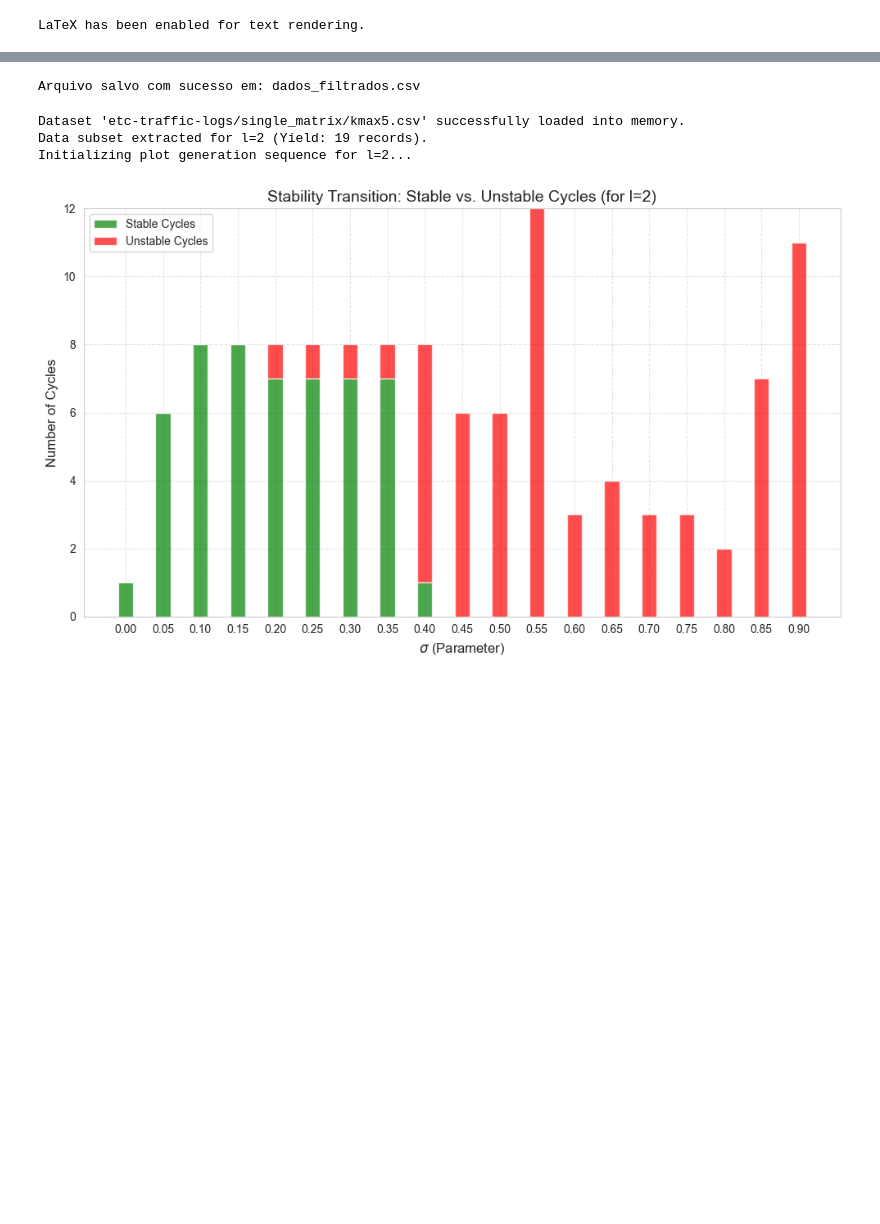
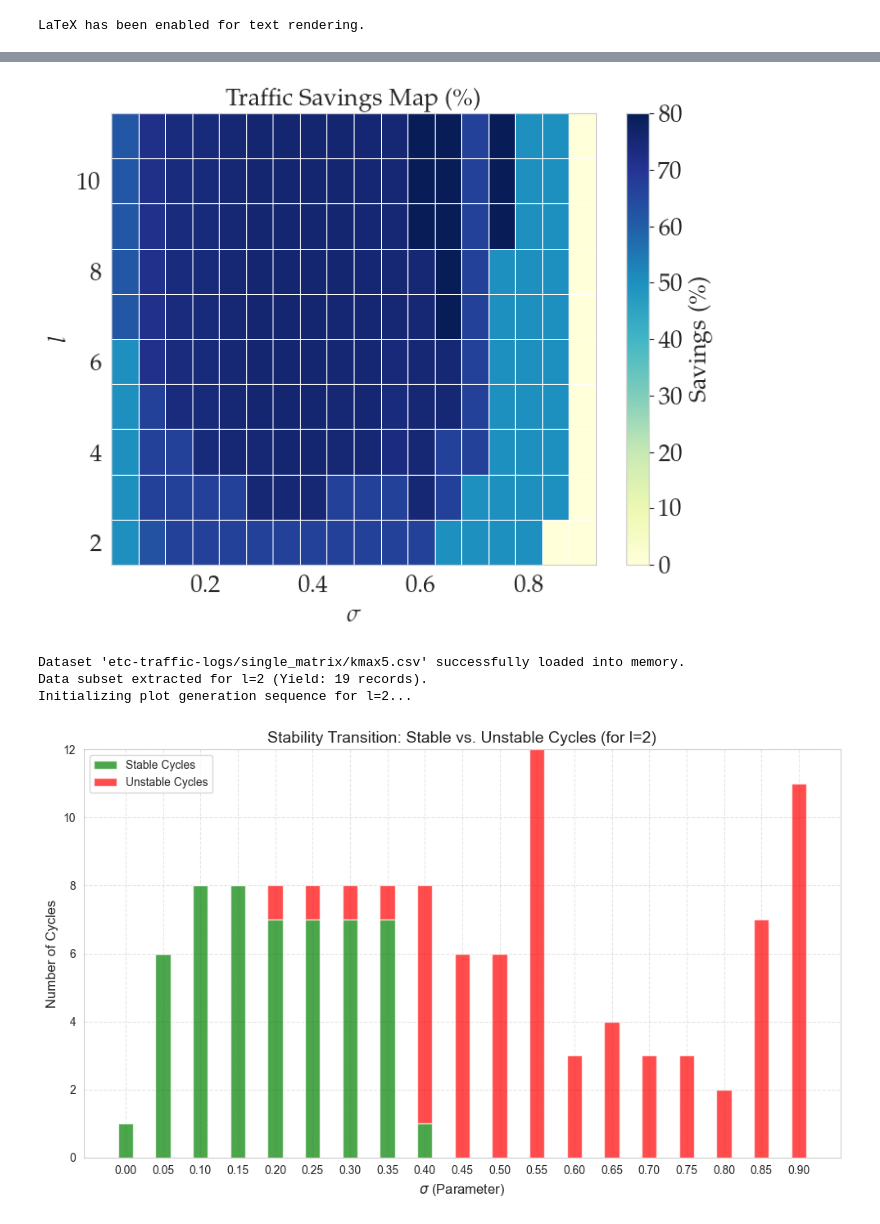
Before and after one commit to andel-vitorio/event-based-control, a Jupyter notebook: PETC for LIT Systems/TrafficModelAnalyzer.ipynb, the cells around one changed output, grey strips where cells are left out. Drawn from its saved outputs; the diff is of its cells as text; code cells hidden in the pictures; blank space fills up the shorter version.

```diff
--- a/PETC for LIT Systems/TrafficModelAnalyzer.ipynb
+++ b/PETC for LIT Systems/TrafficModelAnalyzer.ipynb
@@ -121,29 +144,32 @@ Dataset 'etc-traffic-logs/single_matrix/kmax30.csv' successfully loaded into mem
-# %%
-import pandas as pd
-
-
-def remover_linhas_por_valor(arquivo_entrada, arquivo_saida, coluna, valor_para_remover):
-  """
-  Remove linhas de um arquivo CSV onde a coluna especificada possui o valor exato.
-  """
-  # Carrega o arquivo CSV em um DataFrame
-  df = pd.read_csv(arquivo_entrada)
-
-  # Verifica se a coluna existe no arquivo
-  if coluna not in df.columns:
-    raise ValueError(f"A coluna '{coluna}' não foi encontrada no arquivo.")
-
-  # Filtra mantendo apenas as linhas onde o valor da coluna é DIFERENTE do valor informado
-  df_filtrado = df[df[coluna] != valor_para_remover]
-
-  # Salva o resultado no novo arquivo CSV (sem adicionar uma coluna de índice)
-  df_filtrado.to_csv(arquivo_saida, index=False)
-  print(f"Arquivo salvo com sucesso em: {arquivo_saida}")
-
-
-# Exemplo de uso:
-remover_linhas_por_valor(
-    data_file_path, 'dados_filtrados.csv', 'sigma', 0.0)
-# %% [output]
-Arquivo salvo com sucesso em: dados_filtrados.csv
+# %%
+def plot_traffic_savings_heatmap(df_filtered: pd.DataFrame) -> None:
+  """
+  Renders traffic savings as a 2D heatmap for high-density parameter study.
+  """
+  pivot_savings = df_filtered.pivot(
+      index='l_word', columns='sigma', values='SavingsPct')
+
+  fig, ax = plt.subplots(figsize=(8, 6))
+  im = ax.pcolormesh(
+      pivot_savings.columns,
+      pivot_savings.index,
+      pivot_savings.values,
+      shading='auto',
+      cmap='YlGnBu',
+      edgecolors='white',
+      linewidth=0.5
+  )
+
+  label_fontsize = 18
+  cbar = fig.colorbar(im, ax=ax)
+  cbar.set_label(r'Savings (\%)', fontsize=label_fontsize)
+  cbar.ax.tick_params(labelsize=label_fontsize)
+  ax.set_title(r'Traffic Savings Map (\%)', fontsize=label_fontsize)
+  ax.set_xlabel(r'$\sigma$', fontsize=label_fontsize)
+  ax.set_ylabel(r'$l$', fontsize=label_fontsize)
+  ax.tick_params(labelsize=label_fontsize)
+# %%
+plot_traffic_savings_heatmap(df_raw)
+# %% [output]
+[figure, added]
 # %%
```
Also changed, not shown: parts of 3 cells of this notebook.
